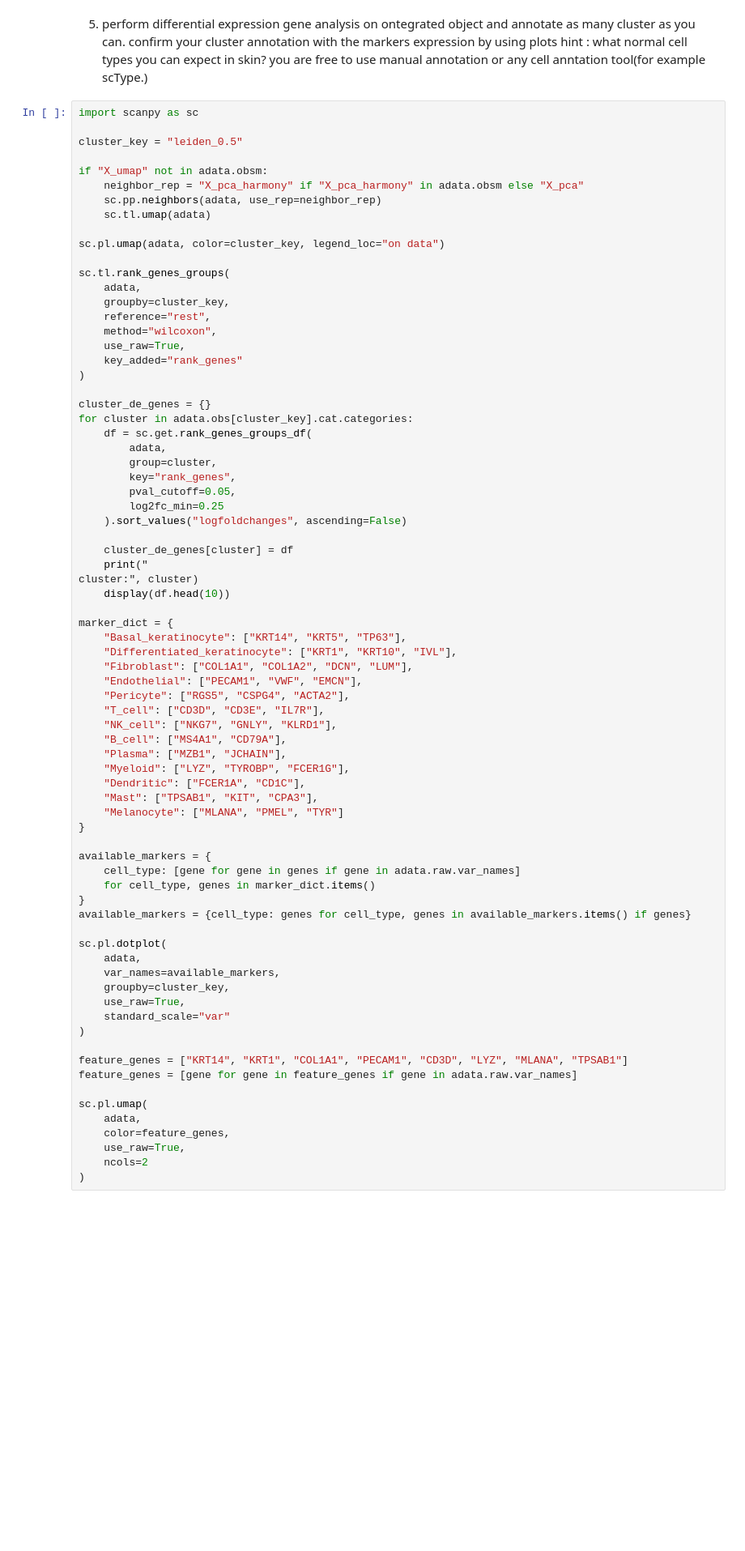
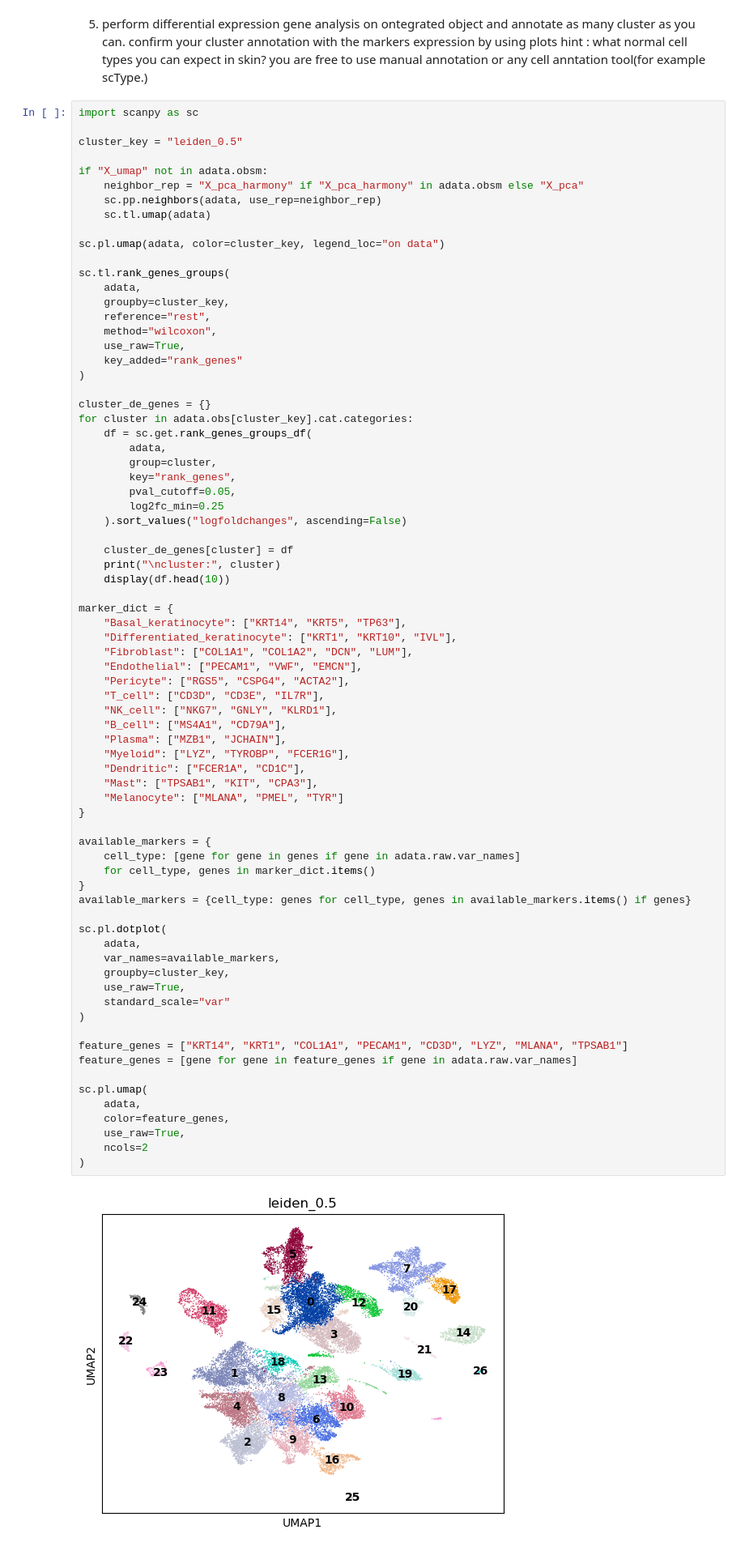
Before and after one commit to siyungo0127-code/single-cell-rna-seq-analysis, a Jupyter notebook: notebooks/01_qc_filtering_normalization.ipynb, the cells around one changed output. Shown at 81% size. Cells and saved outputs as stored; diff of their text form; blank space fills up the shorter version.

```diff
--- a/notebooks/01_qc_filtering_normalization.ipynb
+++ b/notebooks/01_qc_filtering_normalization.ipynb
@@ -254,8 +330,7 @@ for cluster in adata.obs[cluster_key].cat.categories:
     ).sort_values("logfoldchanges", ascending=False)
 
     cluster_de_genes[cluster] = df
-    print("
-cluster:", cluster)
+    print("\ncluster:", cluster)
     display(df.head(10))
 
 marker_dict = {
@@ -270,30 +345,32 @@ marker_dict = {
     "Plasma": ["MZB1", "JCHAIN"],
     "Myeloid": ["LYZ", "TYROBP", "FCER1G"],
     "Dendritic": ["FCER1A", "CD1C"],
     "Mast": ["TPSAB1", "KIT", "CPA3"],
     "Melanocyte": ["MLANA", "PMEL", "TYR"]
 }
 
 available_markers = {
     cell_type: [gene for gene in genes if gene in adata.raw.var_names]
     for cell_type, genes in marker_dict.items()
 }
 available_markers = {cell_type: genes for cell_type, genes in available_markers.items() if genes}
 
 sc.pl.dotplot(
     adata,
     var_names=available_markers,
     groupby=cluster_key,
     use_raw=True,
     standard_scale="var"
 )
 
 feature_genes = ["KRT14", "KRT1", "COL1A1", "PECAM1", "CD3D", "LYZ", "MLANA", "TPSAB1"]
 feature_genes = [gene for gene in feature_genes if gene in adata.raw.var_names]
 
 sc.pl.umap(
     adata,
     color=feature_genes,
     use_raw=True,
     ncols=2
 )
+# %% [output]
+[figure, added]
```
Also changed, not shown: parts of 14 cells of this notebook, 5 other files.
